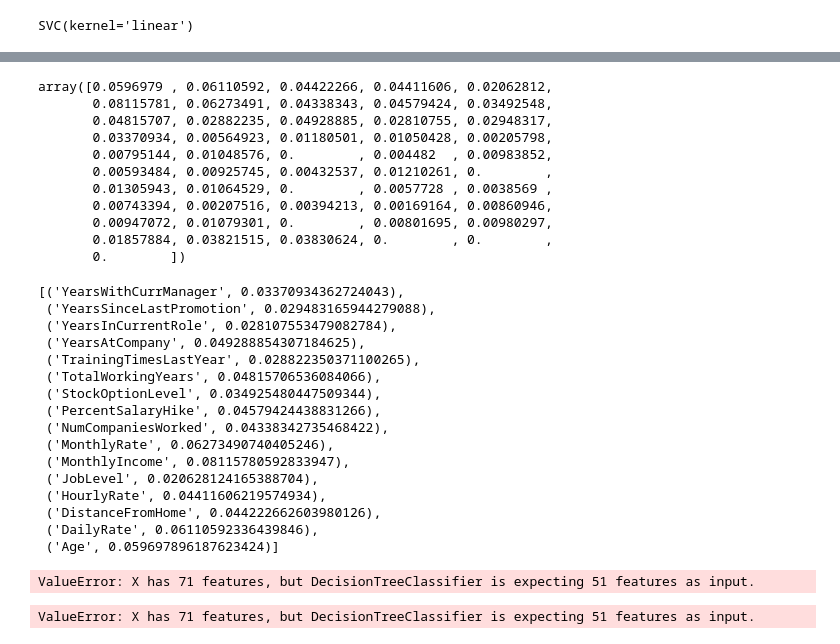
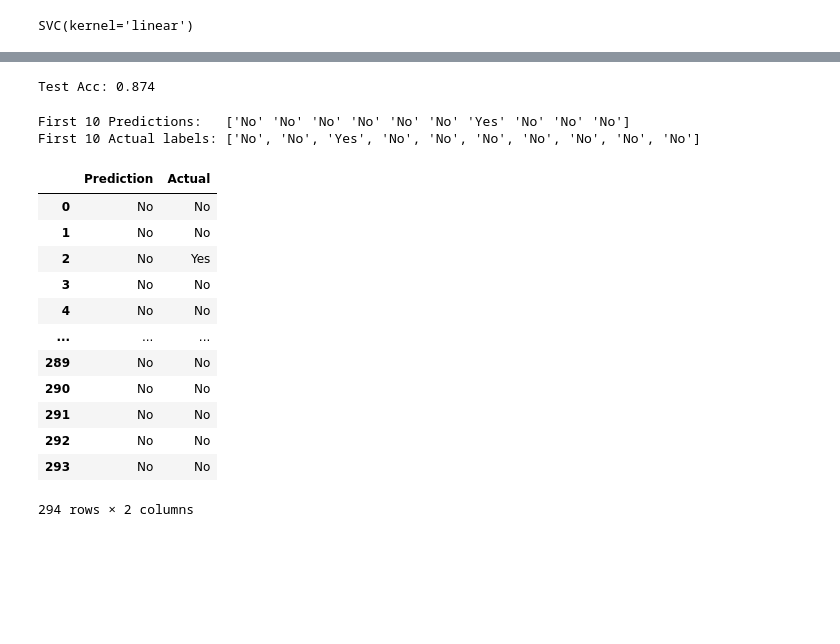
Before and after one commit to SanabuW/attrition_ML, a Jupyter notebook: prediction_model3.ipynb, the cells around one changed output, grey strips where cells are left out. Drawn from its saved outputs; the diff is of its cells as text; code cells hidden in the pictures; blank space fills up the shorter version.

```diff
--- a/prediction_model3.ipynb
+++ b/prediction_model3.ipynb
@@ -289,42 +265,13 @@ print(grid_search.best_params_)
 # %%
-# Checking feature importance
-feature_importances = grid_search.best_estimator_.feature_importances_
-feature_importances
+# # Checking feature importance
+# feature_importances = grid_search.best_estimator_.feature_importances_
+# feature_importances
-# %% [output]
-array([0.0596979 , 0.06110592, 0.04422266, 0.04411606, 0.02062812,
-       0.08115781, 0.06273491, 0.04338343, 0.04579424, 0.03492548,
-       0.04815707, 0.02882235, 0.04928885, 0.02810755, 0.02948317,
-       0.03370934, 0.00564923, 0.01180501, 0.01050428, 0.00205798,
-       0.00795144, 0.01048576, 0.        , 0.004482  , 0.00983852,
-       0.00593484, 0.00925745, 0.00432537, 0.01210261, 0.        ,
-       0.01305943, 0.01064529, 0.        , 0.0057728 , 0.0038569 ,
-       0.00743394, 0.00207516, 0.00394213, 0.00169164, 0.00860946,
-       0.00947072, 0.01079301, 0.        , 0.00801695, 0.00980297,
-       0.01857884, 0.03821515, 0.03830624, 0.        , 0.        ,
-       0.        ])
 # %%
-numerics = ['int64']
-num_attrs = list(data.select_dtypes(include=numerics))
+# numerics = ['int64']
+# num_attrs = list(data.select_dtypes(include=numerics))
 
-attrs = num_attrs
-sorted(zip(attrs, feature_importances), reverse=True)
+# attrs = num_attrs
+# sorted(zip(attrs, feature_importances), reverse=True)
-# %% [output]
-[('YearsWithCurrManager', 0.03370934362724043),
- ('YearsSinceLastPromotion', 0.029483165944279088),
- ('YearsInCurrentRole', 0.028107553479082784),
- ('YearsAtCompany', 0.049288854307184625),
- ('TrainingTimesLastYear', 0.028822350371100265),
- ('TotalWorkingYears', 0.04815706536084066),
- ('StockOptionLevel', 0.034925480447509344),
- ('PercentSalaryHike', 0.04579424438831266),
- ('NumCompaniesWorked', 0.04338342735468422),
- ('MonthlyRate', 0.06273490740405246),
- ('MonthlyIncome', 0.08115780592833947),
- ('JobLevel', 0.020628124165388704),
- ('HourlyRate', 0.04411606219574934),
- ('DistanceFromHome', 0.044222662603980126),
- ('DailyRate', 0.06110592336439846),
- ('Age', 0.059697896187623424)]
 # %%
 # Evaluating entire system on Test Data
 final_model = grid_search.best_estimator_
@@ -335,10 +282,31 @@ y_test = test_set["Attrition"].copy()
 X_test_preprocessed = preprocess_cat_columns(X_test)
 X_test_prepared = pipeline_transformer(X_test_preprocessed)
 
-predictions = final_model.predict(X_test_prepared)
+print('Test Acc: %.3f' % grid_search.score(X_test_prepared, y_test))
 # %% [output]
-ValueError: X has 71 features, but DecisionTreeClassifier is expecting 51 features as input.
+Test Acc: 0.874
-# %%
-print('Test Acc: %.3f' % grid_search.score(X_test_prepared, y_test))
-# %% [output]
-ValueError: X has 71 features, but DecisionTreeClassifier is expecting 51 features as input.
+# %%
+# Make Predictions
+predictions = final_model.predict(X_test_prepared)
+print(f"First 10 Predictions:   {predictions[:10]}")
+print(f"First 10 Actual labels: {y_test[:10].tolist()}")
+# %% [output]
+First 10 Predictions:   ['No' 'No' 'No' 'No' 'No' 'No' 'Yes' 'No' 'No' 'No']
+First 10 Actual labels: ['No', 'No', 'Yes', 'No', 'No', 'No', 'No', 'No', 'No', 'No']
+# %%
+# Predictions vs. actual df
+pd.DataFrame({"Prediction": predictions, "Actual": y_test}).reset_index(drop=True)
+# %% [output]
+|  | Prediction | Actual |
+| 0 | No | No |
+| 1 | No | No |
+| 2 | No | Yes |
+| 3 | No | No |
+| 4 | No | No |
+| ... | ... | ... |
+| 289 | No | No |
+| 290 | No | No |
+| 291 | No | No |
+| 292 | No | No |
+| 293 | No | No |
+294 rows × 2 columns
```
Also changed, not shown: parts of 27 cells of this notebook.
